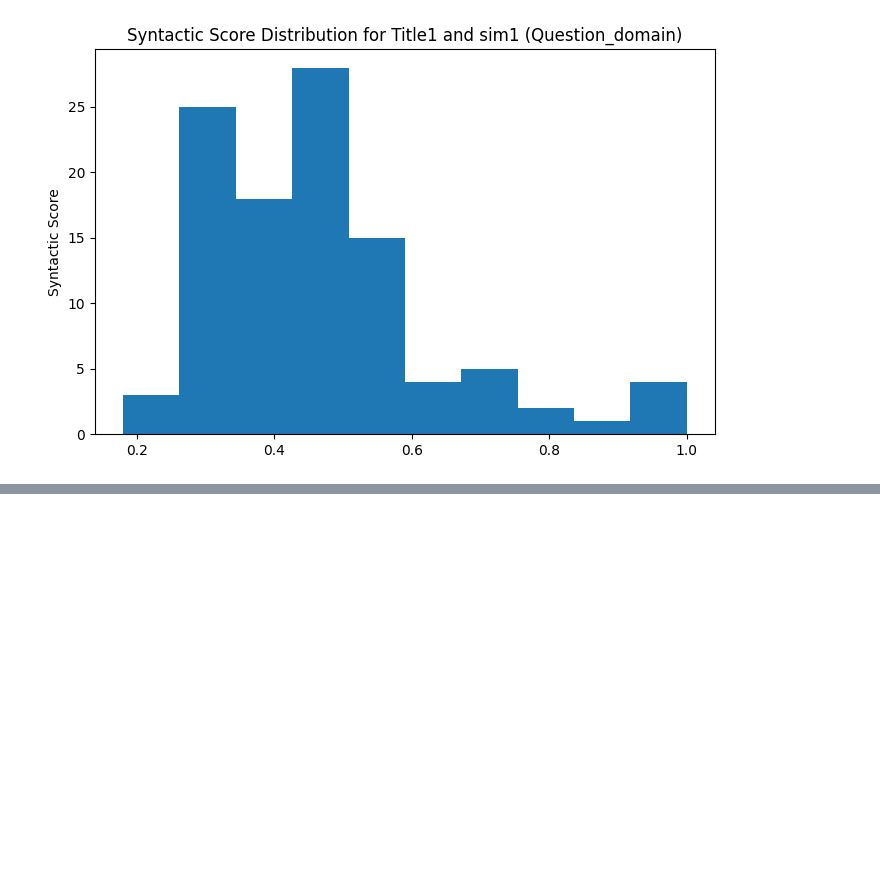
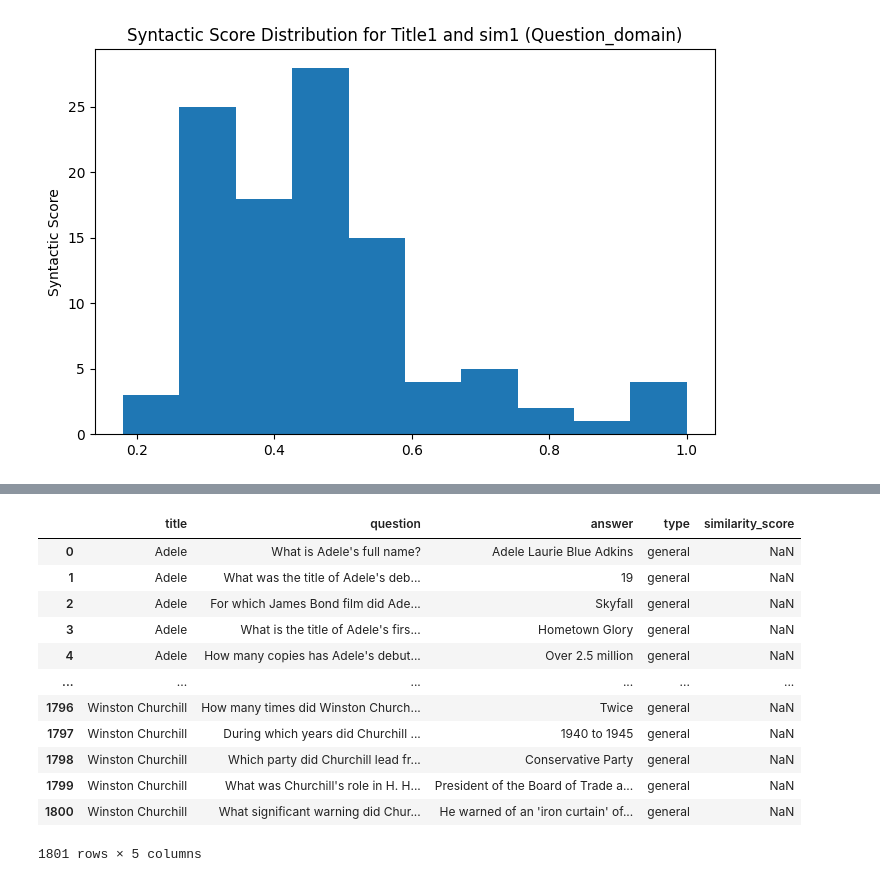
Before and after one commit to praveensonu/emnlp25, a Jupyter notebook: semantic.ipynb, the cells around one changed output, grey strips where cells are left out. Drawn from its saved outputs; the diff is of its cells as text; code cells hidden in the pictures; blank space fills up the shorter version.

```diff
--- a/semantic.ipynb
+++ b/semantic.ipynb
@@ -449,0 +608,2 @@ plt.show()
+# %%
+retain_semantic = retain_semantic[['title_x', 'question', 'answer', 'extracted_entities_x', 'wiki_content', 'similarity_score']]
@@ -449,0 +622,11 @@ plt.show()
+# %%
+full_retain = pd.read_csv('full_retain_qa.csv')
+# %%
+semantic_scores_entity = pd.merge(
+    full_retain,
+    retain_semantic,
+    how='left',
+    on=['question', 'answer']
+)
+# %%
+semantic_scores_entity = semantic_scores_entity[['title', 'question', 'answer', 'type',  'similarity_score']]
@@ -449,0 +656,16 @@ plt.show()
+# %%
+semantic_scores_entity
+# %% [output]
+|  | title | question | answer | type | similarity_score |
+| 0 | Adele | What is Adele's full name? | Adele Laurie Blue Adkins | general | NaN |
+| 1 | Adele | What was the title of Adele's deb... | 19 | general | NaN |
+| 2 | Adele | For which James Bond film did Ade... | Skyfall | general | NaN |
+| 3 | Adele | What is the title of Adele's firs... | Hometown Glory | general | NaN |
+| 4 | Adele | How many copies has Adele's debut... | Over 2.5 million | general | NaN |
+| ... | ... | ... | ... | ... | ... |
+| 1796 | Winston Churchill | How many times did Winston Church... | Twice | general | NaN |
+| 1797 | Winston Churchill | During which years did Churchill ... | 1940 to 1945 | general | NaN |
+| 1798 | Winston Churchill | Which party did Churchill lead fr... | Conservative Party | general | NaN |
+| 1799 | Winston Churchill | What was Churchill's role in H. H... | President of the Board of Trade a... | general | NaN |
+| 1800 | Winston Churchill | What significant warning did Chur... | He warned of an 'iron curtain' of... | general | NaN |
+1801 rows × 5 columns
```
Also changed, not shown: parts of 38 cells of this notebook, 12 other files.
